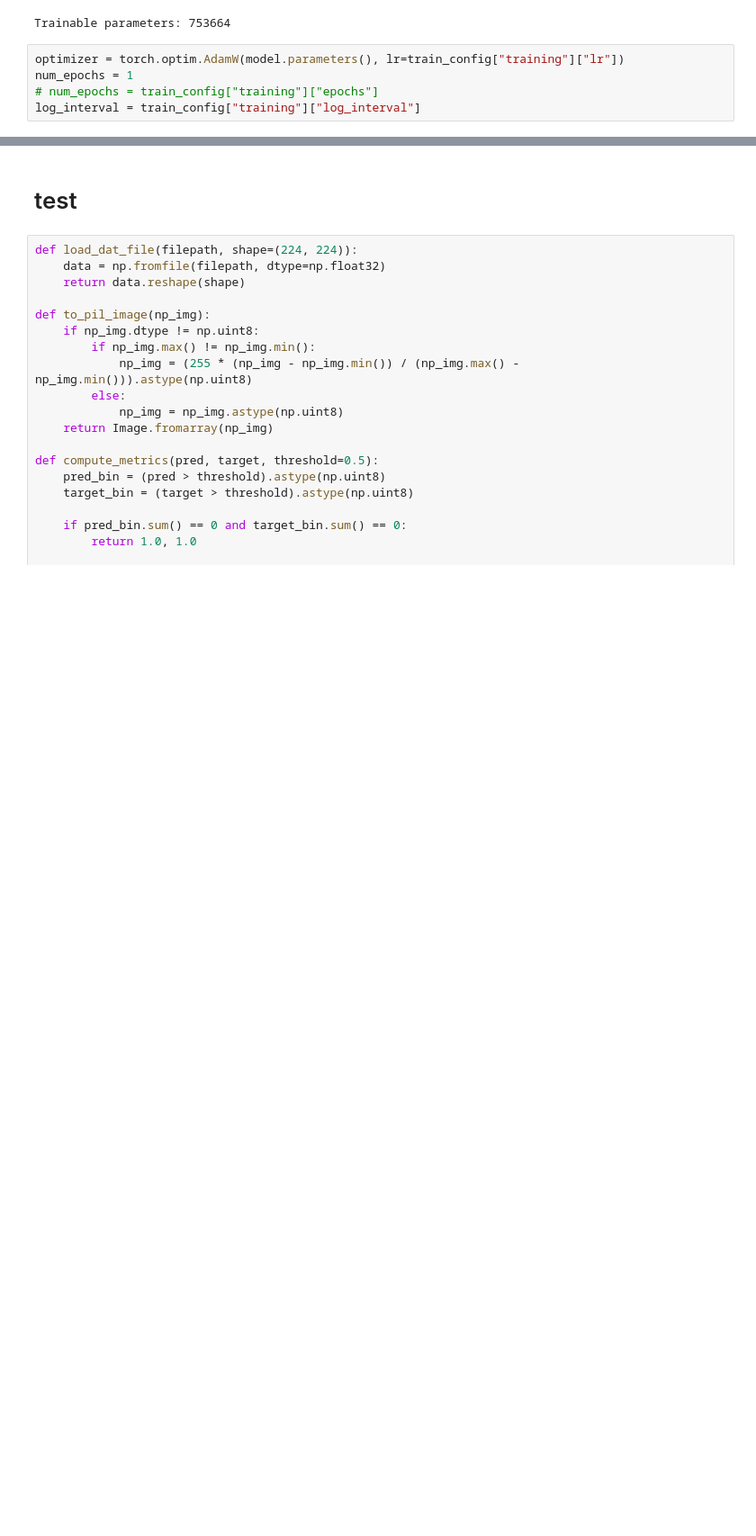
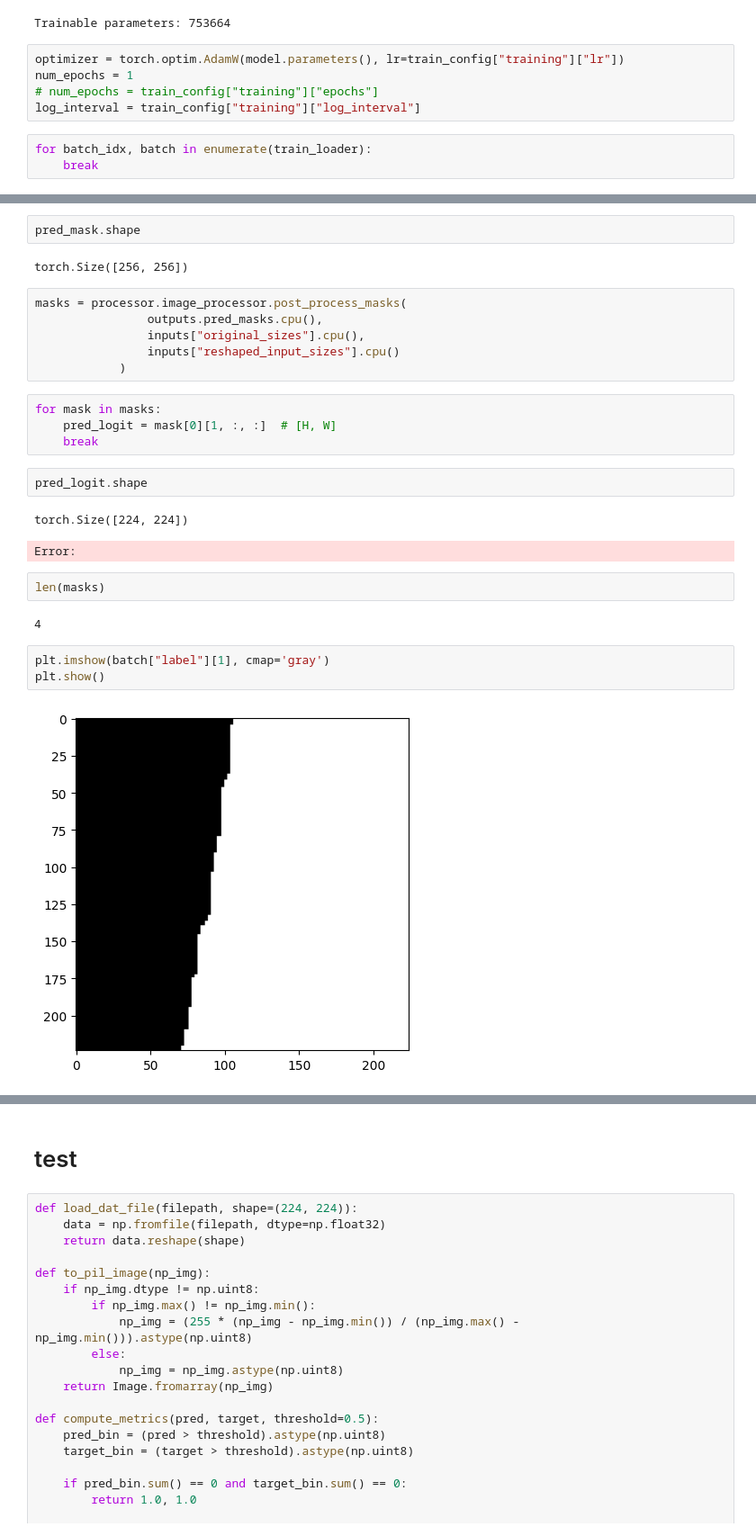
Before and after one commit to tedotechnologies/seismic_segmentation, a Jupyter notebook: notebooks/_train_sam.ipynb, the cells around one changed output, grey strips where cells are left out. Shown at 90% size. Saved outputs shown, nothing was run; the diff lists cells and outputs as text; blank space fills up the shorter version.

Commit message:
update train

```diff
--- a/notebooks/_train_sam.ipynb
+++ b/notebooks/_train_sam.ipynb
@@ -188,3 +155,6 @@ optimizer = torch.optim.AdamW(model.parameters(), lr=train_config["training"]["l
 num_epochs = 1
 # num_epochs = train_config["training"]["epochs"]
 log_interval = train_config["training"]["log_interval"]
+# %%
+for batch_idx, batch in enumerate(train_loader):
+    break
@@ -190,0 +246,28 @@ log_interval = train_config["training"]["log_interval"]
+# %%
+pred_mask.shape
+# %% [output]
+torch.Size([256, 256])
+# %%
+masks = processor.image_processor.post_process_masks(
+                outputs.pred_masks.cpu(),
+                inputs["original_sizes"].cpu(),
+                inputs["reshaped_input_sizes"].cpu()
+            )
+# %%
+for mask in masks:
+    pred_logit = mask[0][1, :, :]  # [H, W]
+    break
+# %%
+pred_logit.shape
+# %% [output]
+torch.Size([224, 224])
+Error:
+# %%
+len(masks)
+# %% [output]
+4
+# %%
+plt.imshow(batch["label"][1], cmap='gray')
+plt.show()
+# %% [output]
+[figure, added]
```
Also changed, not shown: parts of 31 cells of this notebook, 2 other files.
